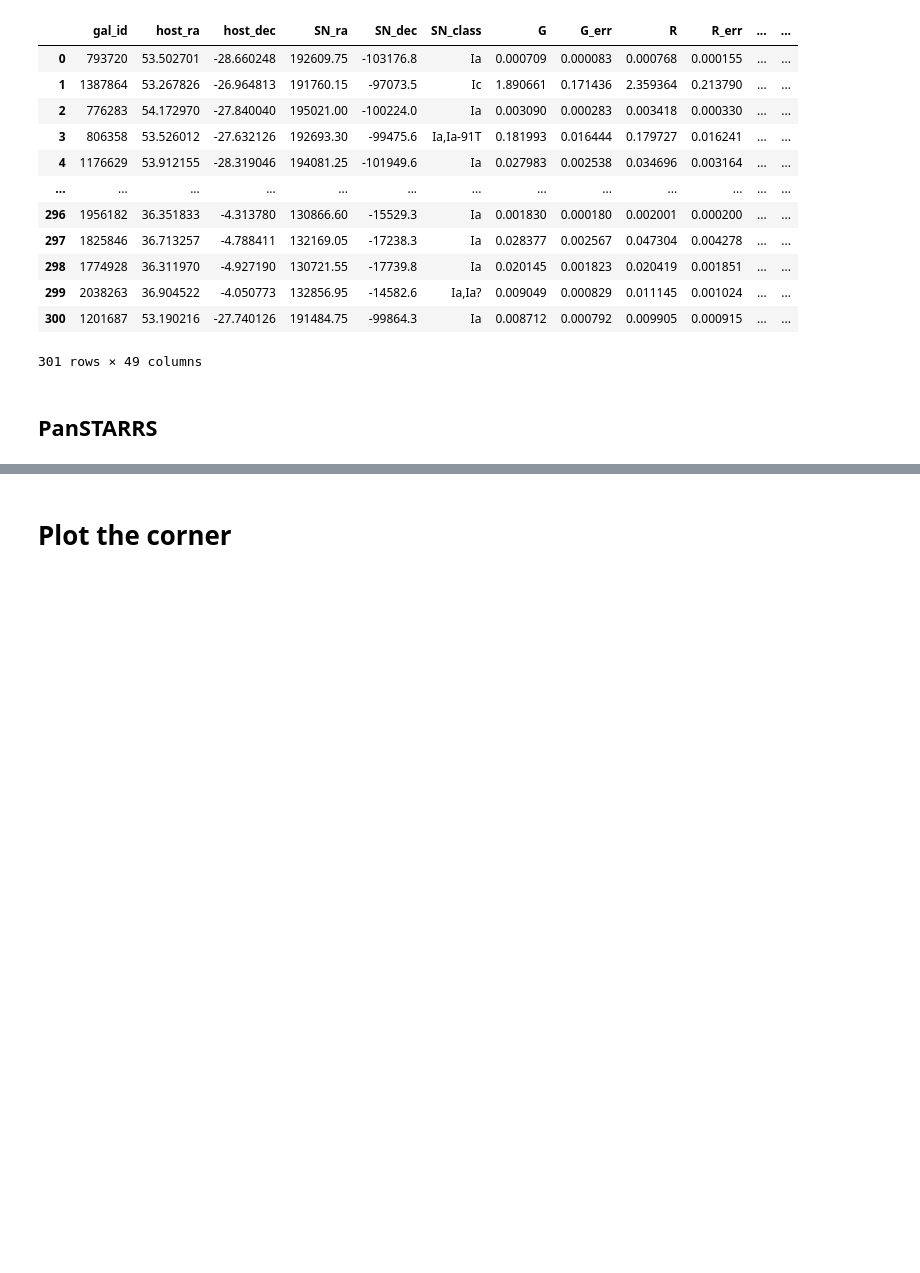
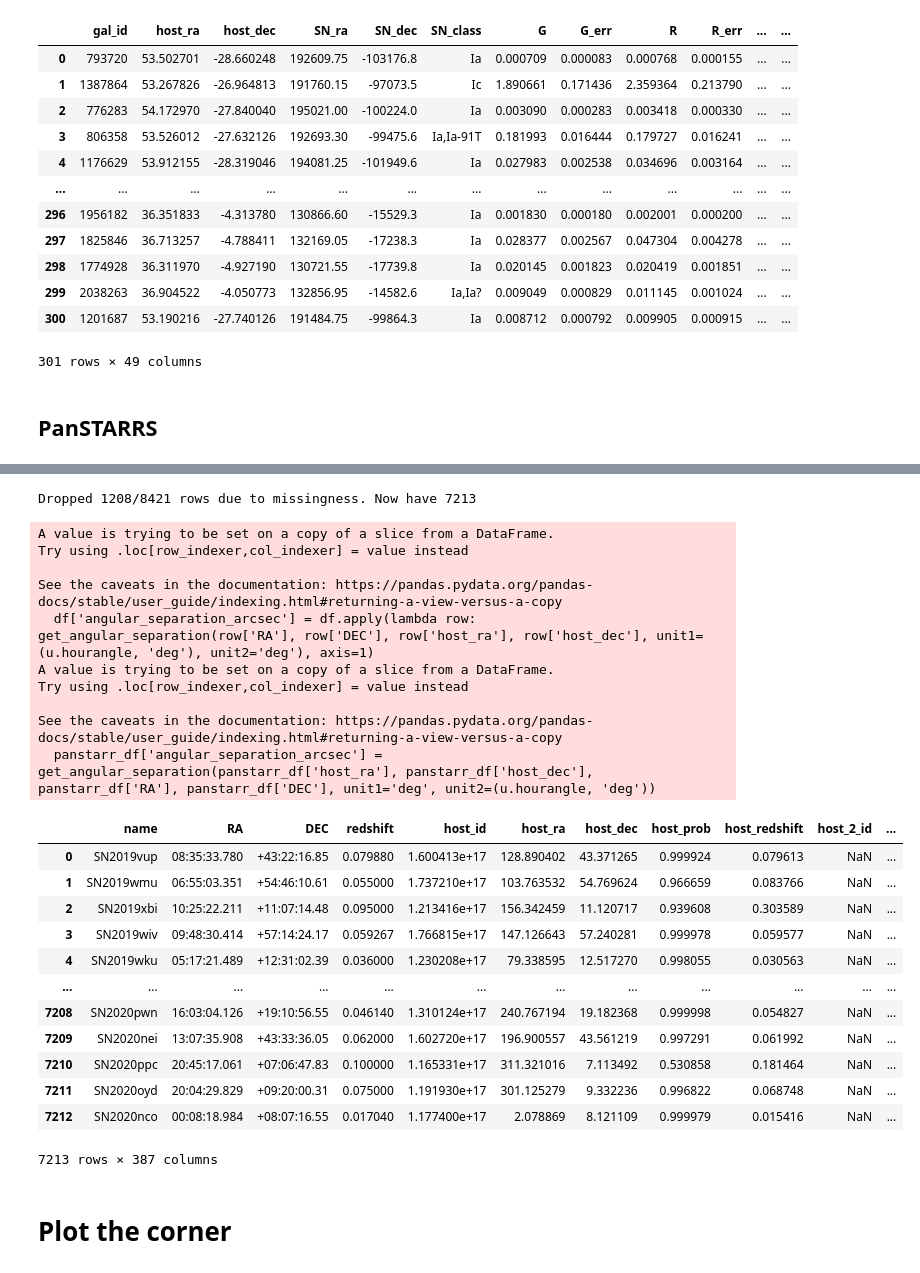
Before and after one commit to Adam-Boesky/astro_SPLASH, a Jupyter notebook: Paper/all_corner.ipynb, the cells around one changed output, grey strips where cells are left out. Saved outputs shown, nothing was run; the diff lists cells and outputs as text; code cells hidden in the pictures; blank space fills up the shorter version.

```diff
--- a/Paper/all_corner.ipynb
+++ b/Paper/all_corner.ipynb
@@ -300,0 +297,52 @@ pstar_ang_sep = panstarr_df['angular_separation_arcsec'].to_numpy()
+# %%
+def propocess_tab(df: pd.DataFrame) -> pd.DataFrame:
+
+    # Make and format a pd dataframe
+    column_types = {col: float for col in df.columns[:-2]}
+    column_types[df.columns[-2]] = str
+    column_types[df.columns[-1]] = float
+    df.replace('nan', np.nan, inplace=True)
+
+    # The columns of grizy mags
+    sed_cols = ['gKronMag','rKronMag','iKronMag','zKronMag','yKronMag']
+
+    # Drop rows where the specified columns have more than 4 NaN values
+    orig_len = len(df)
+    df = df.dropna(thresh=3, subset=sed_cols, ignore_index=True)
+    # df = df.dropna(subset=['sn_class'], ignore_index=True)
+    print(f'Dropped {orig_len - len(df)}/{orig_len} rows due to missingness. Now have {len(df)}')
+
+    # Apply the function to each row
+    df['angular_separation_arcsec'] = df.apply(lambda row: get_angular_separation(row['RA'], row['DEC'], row['host_ra'], row['host_dec'], unit1=(u.hourangle, 'deg'), unit2='deg'), axis=1)
+
+    return df
+# %%
+# Get the preprocessed pstar data
+panstarr_df = propocess_tab(panstarr_tab)
+panstarr_df['angular_separation_arcsec'] = get_angular_separation(panstarr_df['host_ra'], panstarr_df['host_dec'], panstarr_df['RA'], panstarr_df['DEC'], unit1='deg', unit2=(u.hourangle, 'deg'))
+panstarr_df
+# %% [output]
+Dropped 1208/8421 rows due to missingness. Now have 7213
+A value is trying to be set on a copy of a slice from a DataFrame.
+Try using .loc[row_indexer,col_indexer] = value instead
+
+See the caveats in the documentation: https://pandas.pydata.org/pandas-docs/stable/user_guide/indexing.html#returning-a-view-versus-a-copy
+  df['angular_separation_arcsec'] = df.apply(lambda row: get_angular_separation(row['RA'], row['DEC'], row['host_ra'], row['host_dec'], unit1=(u.hourangle, 'deg'), unit2='deg'), axis=1)
+A value is trying to be set on a copy of a slice from a DataFrame.
+Try using .loc[row_indexer,col_indexer] = value instead
+
+See the caveats in the documentation: https://pandas.pydata.org/pandas-docs/stable/user_guide/indexing.html#returning-a-view-versus-a-copy
+  panstarr_df['angular_separation_arcsec'] = get_angular_separation(panstarr_df['host_ra'], panstarr_df['host_dec'], panstarr_df['RA'], panstarr_df['DEC'], unit1='deg', unit2=(u.hourangle, 'deg'))
+|  | name | RA | DEC | redshift | host_id | host_ra | host_dec | host_prob | host_redshift | host_2_id | ... |
+| 0 | SN2019vup | 08:35:33.780 | +43:22:16.85 | 0.079880 | 1.600413e+17 | 128.890402 | 43.371265 | 0.999924 | 0.079613 | NaN | ... |
+| 1 | SN2019wmu | 06:55:03.351 | +54:46:10.61 | 0.055000 | 1.737210e+17 | 103.763532 | 54.769624 | 0.966659 | 0.083766 | NaN | ... |
+| 2 | SN2019xbi | 10:25:22.211 | +11:07:14.48 | 0.095000 | 1.213416e+17 | 156.342459 | 11.120717 | 0.939608 | 0.303589 | NaN | ... |
+| 3 | SN2019wiv | 09:48:30.414 | +57:14:24.17 | 0.059267 | 1.766815e+17 | 147.126643 | 57.240281 | 0.999978 | 0.059577 | NaN | ... |
+| 4 | SN2019wku | 05:17:21.489 | +12:31:02.39 | 0.036000 | 1.230208e+17 | 79.338595 | 12.517270 | 0.998055 | 0.030563 | NaN | ... |
+| ... | ... | ... | ... | ... | ... | ... | ... | ... | ... | ... | ... |
+| 7208 | SN2020pwn | 16:03:04.126 | +19:10:56.55 | 0.046140 | 1.310124e+17 | 240.767194 | 19.182368 | 0.999998 | 0.054827 | NaN | ... |
+| 7209 | SN2020nei | 13:07:35.908 | +43:33:36.05 | 0.062000 | 1.602720e+17 | 196.900557 | 43.561219 | 0.997291 | 0.061992 | NaN | ... |
+| 7210 | SN2020ppc | 20:45:17.061 | +07:06:47.83 | 0.100000 | 1.165331e+17 | 311.321016 | 7.113492 | 0.530858 | 0.181464 | NaN | ... |
+| 7211 | SN2020oyd | 20:04:29.829 | +09:20:00.31 | 0.075000 | 1.191930e+17 | 301.125279 | 9.332236 | 0.996822 | 0.068748 | NaN | ... |
+| 7212 | SN2020nco | 00:08:18.984 | +08:07:16.55 | 0.017040 | 1.177400e+17 | 2.078869 | 8.121109 | 0.999979 | 0.015416 | NaN | ... |
+7213 rows × 387 columns
```
Also changed, not shown: parts of 11 cells of this notebook, 41 other files.
